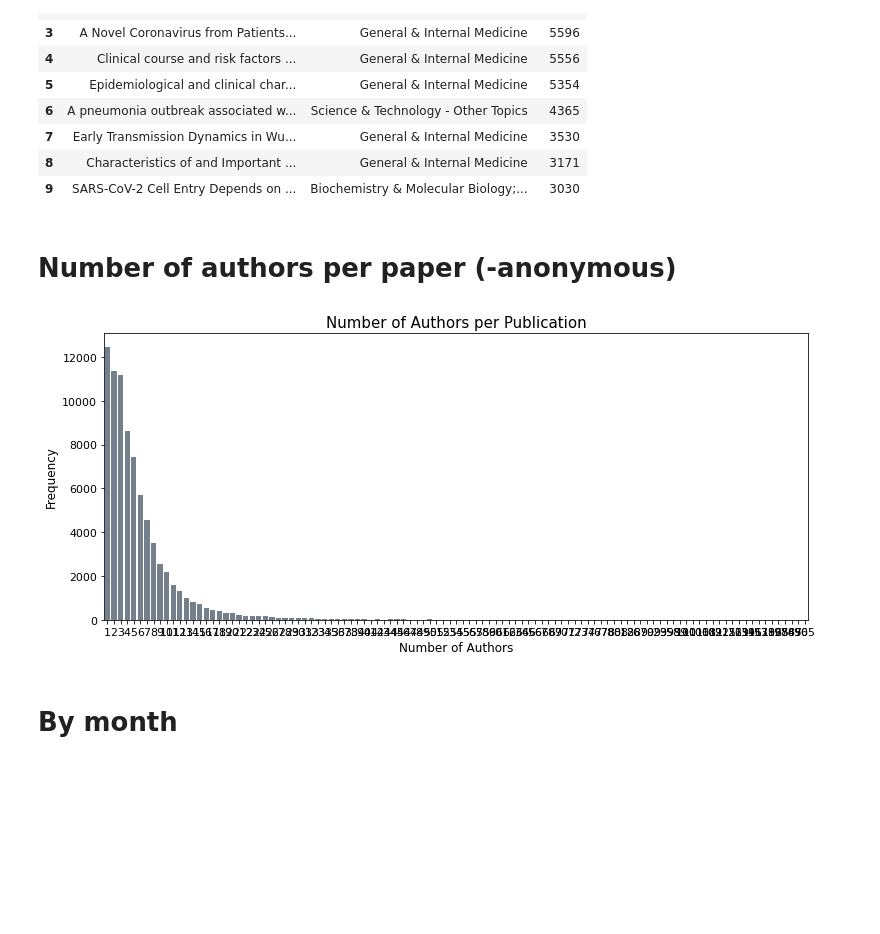
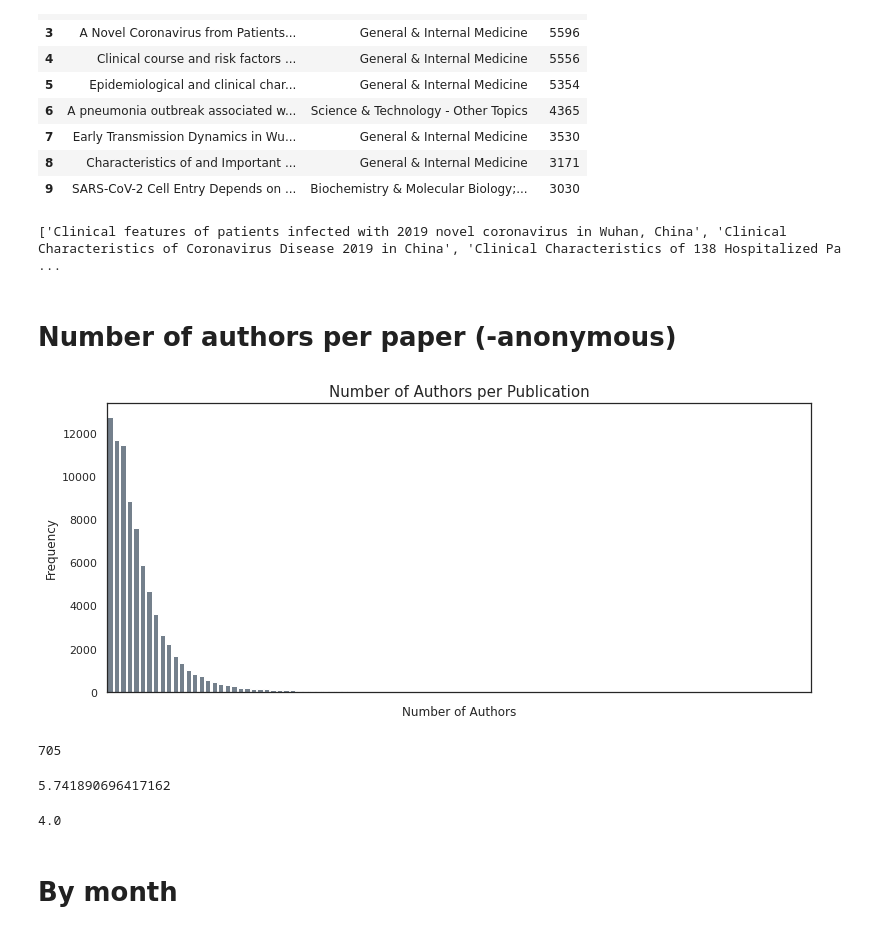
Before and after one commit to schneeboat/ana_2020, a Jupyter notebook: bibliographic_cov19_2020.ipynb, the cells around one changed output. Saved outputs shown, nothing was run; the diff lists cells and outputs as text; code cells hidden in the pictures; blank space fills up the shorter version.

```diff
--- a/bibliographic_cov19_2020.ipynb
+++ b/bibliographic_cov19_2020.ipynb
@@ -540,25 +556,42 @@ data[['TI', 'SC', 'Z9']].dropna().sort_values('Z9', ascending=False).reset_index
 | 7 | Early Transmission Dynamics in Wu... | General & Internal Medicine | 3530 |
 | 8 | Characteristics of and Important ... | General & Internal Medicine | 3171 |
 | 9 | SARS-CoV-2 Cell Entry Depends on ... | Biochemistry & Molecular Biology;... | 3030 |
+# %%
+print(list(dp.TI))
+# %% [output]
+['Clinical features of patients infected with 2019 novel coronavirus in Wuhan, China', 'Clinical Characteristics of Coronavirus Disease 2019 in China', 'Clinical Characteristics of 138 Hospitalized Pa ...
 # %% [markdown]
 # Number of authors per paper (-anonymous)
 # %%
 data_author_wo_anony = data_author.loc[data_author.AF != '[Anonymous]']
 author_per_ppr = data_author_wo_anony.AF.apply(lambda x: len(x))
 author_per_ppr_df = author_per_ppr.value_counts().rename_axis('Number of Authors').reset_index(name='Count').sort_values('Number of Authors')
 
 plt.figure(figsize=(11,5))
 g=sns.barplot(x=author_per_ppr_df['Number of Authors'],y=author_per_ppr_df['Count'], color='slategrey')
+g.set(xticklabels=[])
 plt.xlabel('Number of Authors',fontsize=12)
 plt.ylabel('Frequency',fontsize=12)
 plt.xticks(fontsize=11)
 plt.yticks(fontsize=11)
 plt.title('Number of Authors per Publication', fontsize=15)
 plt.tight_layout()
 plt.savefig('author_per_ppr.jpg')
 plt.show()
 # %% [output]
-[figure, old version]
+[figure, new version]
+# %%
+max(author_per_ppr)
+# %% [output]
+705
+# %%
+np.mean(author_per_ppr)
+# %% [output]
+5.741890696417162
+# %%
+np.median(author_per_ppr)
+# %% [output]
+4.0
 # %% [markdown]
 # By month
 # %%
```
Also changed, not shown: parts of 62 cells of this notebook.
